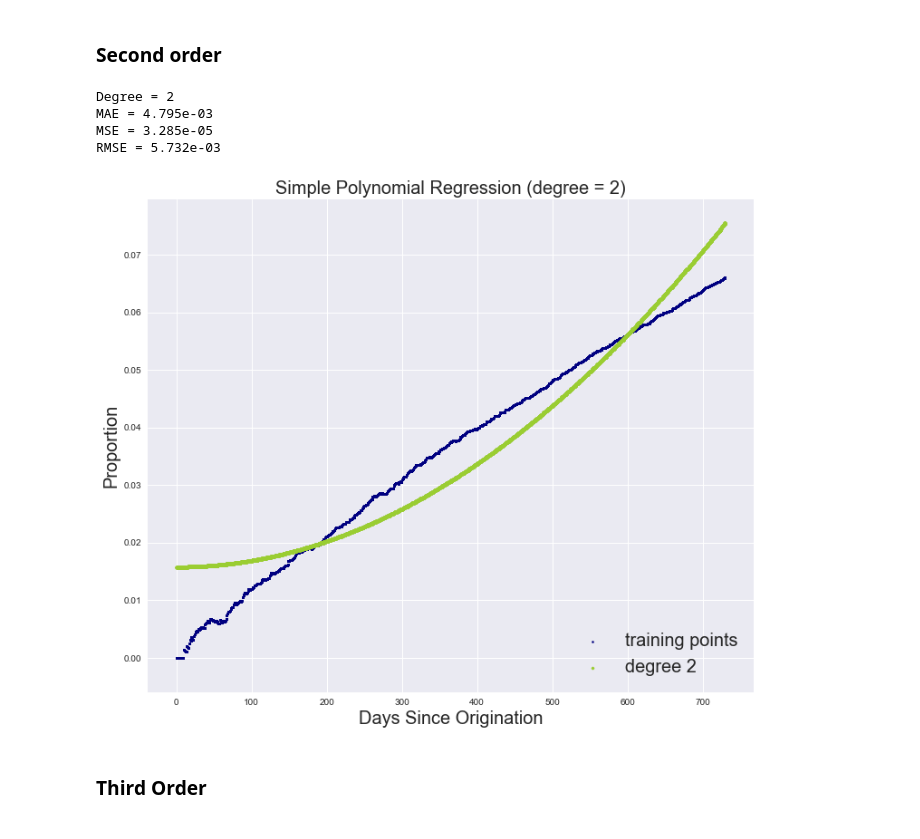
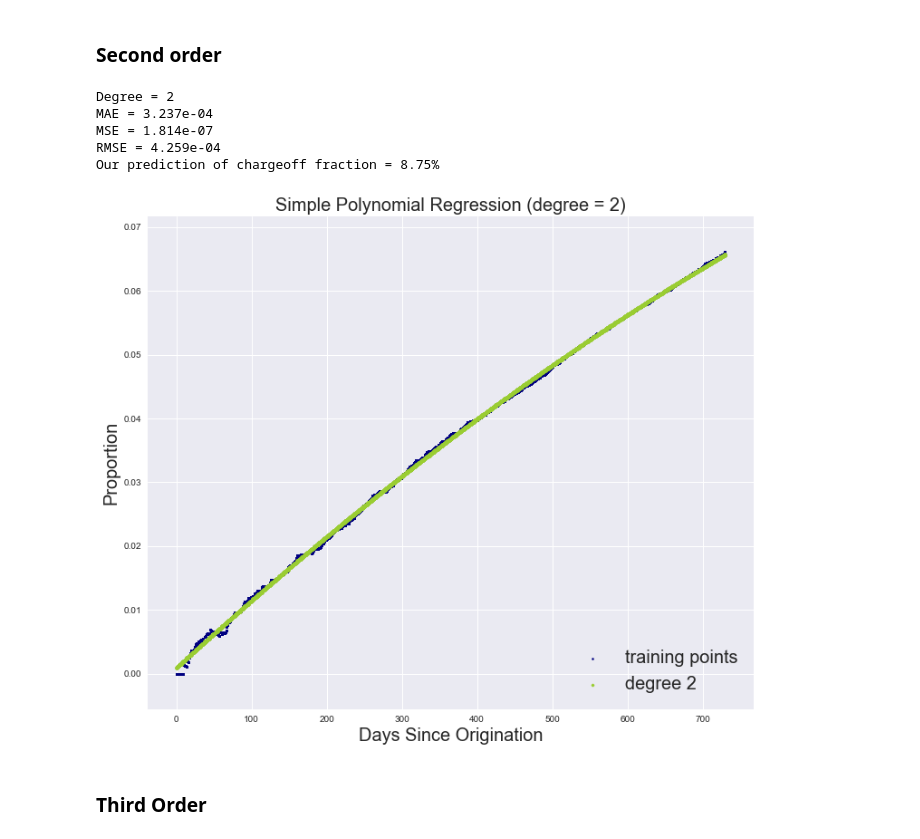
Before and after one commit to Richard-Hendricks/UIUC-Fall-2017, a Jupyter notebook: OA/Upstart Data Challenge - Yiming Gao.ipynb, the cells around one changed output. Saved outputs shown, nothing was run; the diff lists cells and outputs as text; code cells hidden in the pictures.

```diff
--- a/OA/Upstart Data Challenge - Yiming Gao.ipynb
+++ b/OA/Upstart Data Challenge - Yiming Gao.ipynb
@@ -229,33 +208,35 @@ def f(x):
 # %%
 plt.figure(figsize = (12, 10))
 plt.scatter(x_train, y_train, color = "navy", s = 5, marker = 'o', label = "training points")
 
-model = make_pipeline(PolynomialFeatures(2), Lasso())
+model = make_pipeline(PolynomialFeatures(2), Ridge())
 model.fit(x_train[:, np.newaxis], y_train)
 yf = model.predict(x_test[:, np.newaxis])
 
 print("Degree = %d" % (2))
 print("MAE = %.3e" % (metrics.mean_absolute_error(y_test, yf)))
 print("MSE = %.3e" % (metrics.mean_squared_error(y_test, yf)))
 print("RMSE = %.3e" % (np.sqrt(metrics.mean_squared_error(y_test, yf))))
+print("Our prediction of chargeoff fraction = " '{percent:.2%}'.format(percent = model.predict(365 * 3)[0]))
 
-plt.scatter(x_test, yf, color = "yellowgreen", label = "degree %d" % 2, s = 10)
+plt.scatter(x_test, yf, color = "yellowgreen", label = "degree %d" % 2, s = 8)
 
 # settings
 plt.xlabel('Days Since Origination', fontsize = 20)
 plt.ylabel('Proportion', fontsize = 20)
 plt.title('Simple Polynomial Regression (degree = 2)', fontsize = 20)
 
 plt.legend(loc = 4, fontsize = 20)
 sns.despine(offset = 0, trim = True)
 
 plt.show()
 # %% [output]
 Degree = 2
-MAE = 4.795e-03
-MSE = 3.285e-05
-RMSE = 5.732e-03
+MAE = 3.237e-04
+MSE = 1.814e-07
+RMSE = 4.259e-04
+Our prediction of chargeoff fraction = 8.75%
-[figure, old version]
+[figure, new version]
 # %% [markdown]
 ### Third Order
 # %%
```
Also changed, not shown: parts of 26 cells of this notebook.
